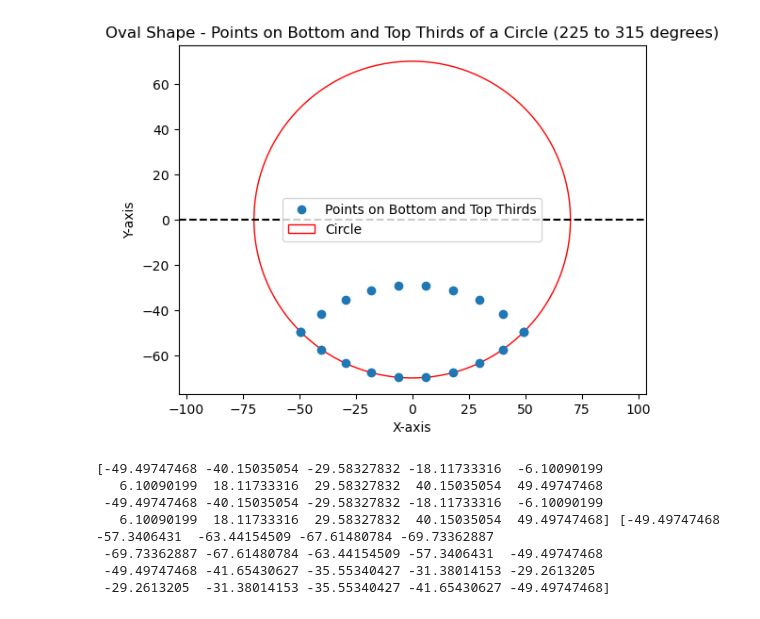
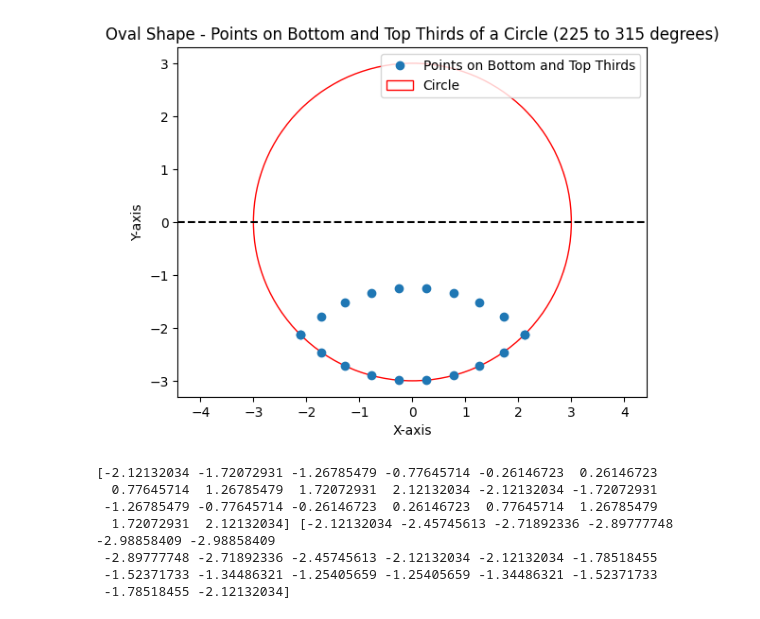
Before and after one commit to aamosu/RRR-Capstone-, a Jupyter notebook: motionPlaning/Trajectory.ipynb, the cells around one changed output. Cells and saved outputs as stored; diff of their text form; code cells hidden in the pictures.

```diff
--- a/motionPlaning/Trajectory.ipynb
+++ b/motionPlaning/Trajectory.ipynb
@@ -35,36 +0,0 @@ plt.show()
-# %%
-import numpy as np
-import matplotlib.pyplot as plt
-
-def points_on_bottom_and_top_third_of_circle(radius, num_points):
-    theta = np.linspace(np.radians(225), np.radians(315), num_points)
-
-    # Parametric equations for the bottom third of a circle
-    x_bottom = radius * np.cos(theta)
-    y_bottom = radius * np.sin(theta)
-
-    # Shift the top points vertically
-    y_top = y_bottom + 2 * radius  # Assuming a vertical shift of 2 * radius, adjust as needed
-    x_top = x_bottom
-
-    # Combine bottom and top points
-    x_combined = np.concatenate([x_bottom, x_top])
-    y_combined = np.concatenate([y_bottom, y_top])
-
-    return x_combined, y_combined
-
-# Example usage
-radius = 1.0
-num_points = 100
-x_points, y_points = points_on_bottom_and_top_third_of_circle(radius, num_points)
-
-# Plotting the points and the circle
-plt.plot(x_points, y_points, 'o', label='Points on Bottom and Top Thirds')
-circle = plt.Circle((0, 0), radius, color='r', fill=False, label='Circle')
-plt.gca().add_patch(circle)
-plt.axis('equal')
-plt.xlabel('X-axis')
-plt.ylabel('Y-axis')
-plt.title('Points on Bottom and Top Thirds of a Circle (225 to 315 degrees)')
-plt.legend()
-plt.show()
@@ -81,40 +9,40 @@ def points_on_bottom_and_top_third_of_circle(radius, num_points):
     x_bottom = radius * np.cos(theta)
     y_bottom = radius * np.sin(theta)
 
     # Mirror the bottom points to create the top points
     x_top = x_bottom
     y_top = -y_bottom + (y_bottom[0]*2)
 
     # Combine bottom and top points
     x_combined = np.concatenate([x_bottom, x_top])
     y_combined = np.concatenate([y_bottom, y_top])
 
     return x_combined, y_combined
 
 # Example usage
-radius = 70
+radius = 3 #in
 num_points = 10
 x_points, y_points = points_on_bottom_and_top_third_of_circle(radius, num_points)
 
 # Plotting the points and the circle
 plt.plot(x_points, y_points, 'o', label='Points on Bottom and Top Thirds')
 circle = plt.Circle((0, 0), radius, color='r', fill=False, label='Circle')
 plt.gca().add_patch(circle)
 plt.axhline(0, color='k', linestyle='--')
 plt.axis('equal')
 plt.xlabel('X-axis')
 plt.ylabel('Y-axis')
 plt.title('Oval Shape - Points on Bottom and Top Thirds of a Circle (225 to 315 degrees)')
 plt.legend()
 plt.show()
 print(x_points, y_points)
 # %% [output]
-[figure, old version]
+[figure, new version]
-[-49.49747468 -40.15035054 -29.58327832 -18.11733316  -6.10090199
-   6.10090199  18.11733316  29.58327832  40.15035054  49.49747468
- -49.49747468 -40.15035054 -29.58327832 -18.11733316  -6.10090199
-   6.10090199  18.11733316  29.58327832  40.15035054  49.49747468] [-49.49747468 -57.3406431  -63.44154509 -67.61480784 -69.73362887
- -69.73362887 -67.61480784 -63.44154509 -57.3406431  -49.49747468
- -49.49747468 -41.65430627 -35.55340427 -31.38014153 -29.2613205
- -29.2613205  -31.38014153 -35.55340427 -41.65430627 -49.49747468]
+[-2.12132034 -1.72072931 -1.26785479 -0.77645714 -0.26146723  0.26146723
+  0.77645714  1.26785479  1.72072931  2.12132034 -2.12132034 -1.72072931
+ -1.26785479 -0.77645714 -0.26146723  0.26146723  0.77645714  1.26785479
+  1.72072931  2.12132034] [-2.12132034 -2.45745613 -2.71892336 -2.89777748 -2.98858409 -2.98858409
+ -2.89777748 -2.71892336 -2.45745613 -2.12132034 -2.12132034 -1.78518455
+ -1.52371733 -1.34486321 -1.25405659 -1.25405659 -1.34486321 -1.52371733
+ -1.78518455 -2.12132034]
 # %%
```
Also changed, not shown: parts of 4 cells of this notebook.
